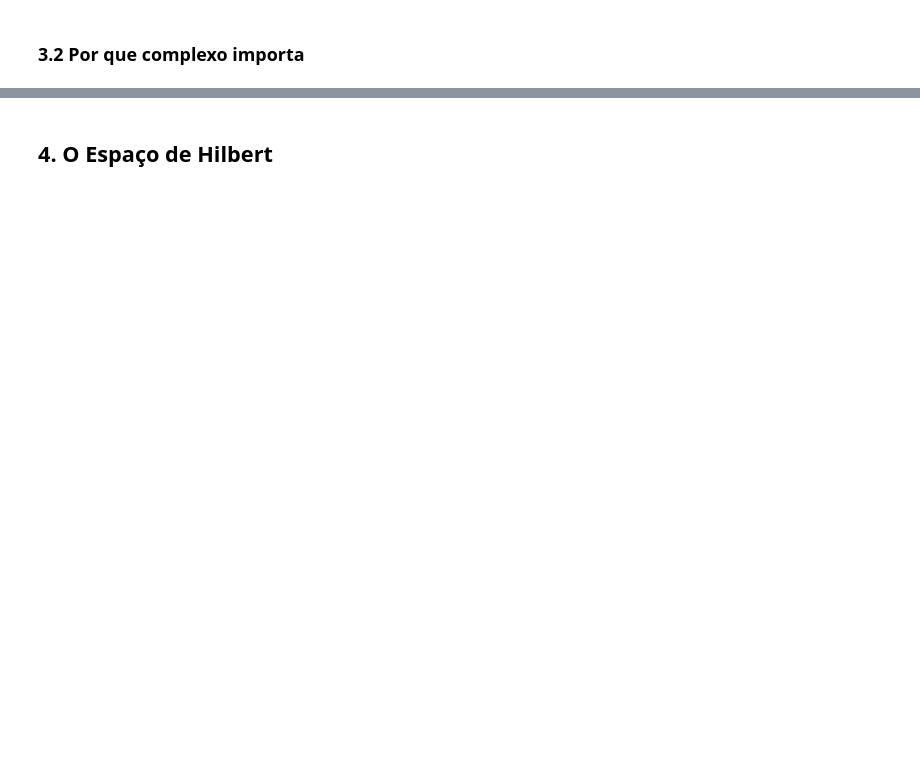
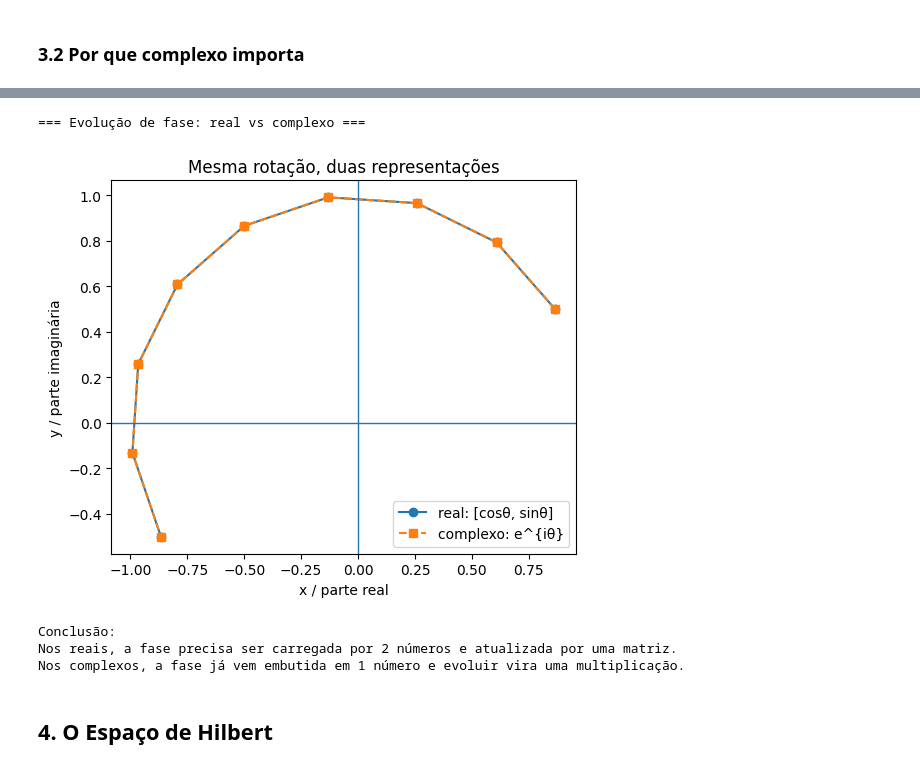
Before and after one commit to Green-Cinnamon-Labs/spectral-quantum-playground, a Jupyter notebook: matematica/M-00_vetores_espaco_de_hilbert.ipynb, the cells around one changed output, grey strips where cells are left out. Cells and saved outputs as stored; diff of their text form; code cells hidden in the pictures; blank space fills up the shorter version.

```diff
--- a/matematica/M-00_vetores_espaco_de_hilbert.ipynb
+++ b/matematica/M-00_vetores_espaco_de_hilbert.ipynb
@@ -233,2 +210,60 @@ Complexo → 1 número carrega ambos (magnitude + fase)
+# %%
+import numpy as np
+import matplotlib.pyplot as plt
+
+print("=== Evolução de fase: real vs complexo ===\n")
+
+theta0 = np.pi / 6  # ângulo inicial
+dtheta = np.pi / 8  # incremento de ângulo
+steps = 8           # número de passos
+
+# Estado inicial
+x_real = np.array([np.cos(theta0), np.sin(theta0)])   # 'Real' precisa de 2 componentes
+z = np.exp(1j * theta0)                               # 'Complexo' é um número só, já com a fase embutida
+
+# Rotação real 2x2
+R = np.array([
+    [np.cos(dtheta), -np.sin(dtheta)],
+    [np.sin(dtheta),  np.cos(dtheta)]
+])
+
+real_points = [x_real.copy()]
+complex_points = [z]
+
+for _ in range(steps):
+
+    # Representação real: cada passo exige aplicar uma matriz 2x2 em [cosθ, sinθ]
+    x_real = R @ x_real
+
+    # Representação complexa: cada passo exige só multiplicar por exp(iΔθ)
+    z = np.exp(1j * dtheta) * z
+
+    real_points.append(x_real.copy())
+    complex_points.append(z)
+
+real_points = np.array(real_points)
+complex_points = np.array(complex_points)
+
+fig, ax = plt.subplots(figsize=(6,6))
+ax.plot(real_points[:,0], real_points[:,1], 'o-', label='real: [cosθ, sinθ]')
+ax.plot(complex_points.real, complex_points.imag, 's--', label='complexo: e^{iθ}')
+ax.axhline(0, linewidth=1)
+ax.axvline(0, linewidth=1)
+ax.set_aspect('equal')
+ax.set_title("Mesma rotação, duas representações")
+ax.set_xlabel("x / parte real")
+ax.set_ylabel("y / parte imaginária")
+ax.legend()
+plt.show()
+
+print("Conclusão:")
+print("Nos reais, a fase precisa ser carregada por 2 números e atualizada por uma matriz.")
+print("Nos complexos, a fase já vem embutida em 1 número e evoluir vira uma multiplicação.")
+# %% [output]
+=== Evolução de fase: real vs complexo ===
+[figure, added]
+Conclusão:
+Nos reais, a fase precisa ser carregada por 2 números e atualizada por uma matriz.
+Nos complexos, a fase já vem embutida em 1 número e evoluir vira uma multiplicação.
 # %% [markdown]
 ## 4. O Espaço de Hilbert
```
Also changed, not shown: parts of 23 cells of this notebook.
